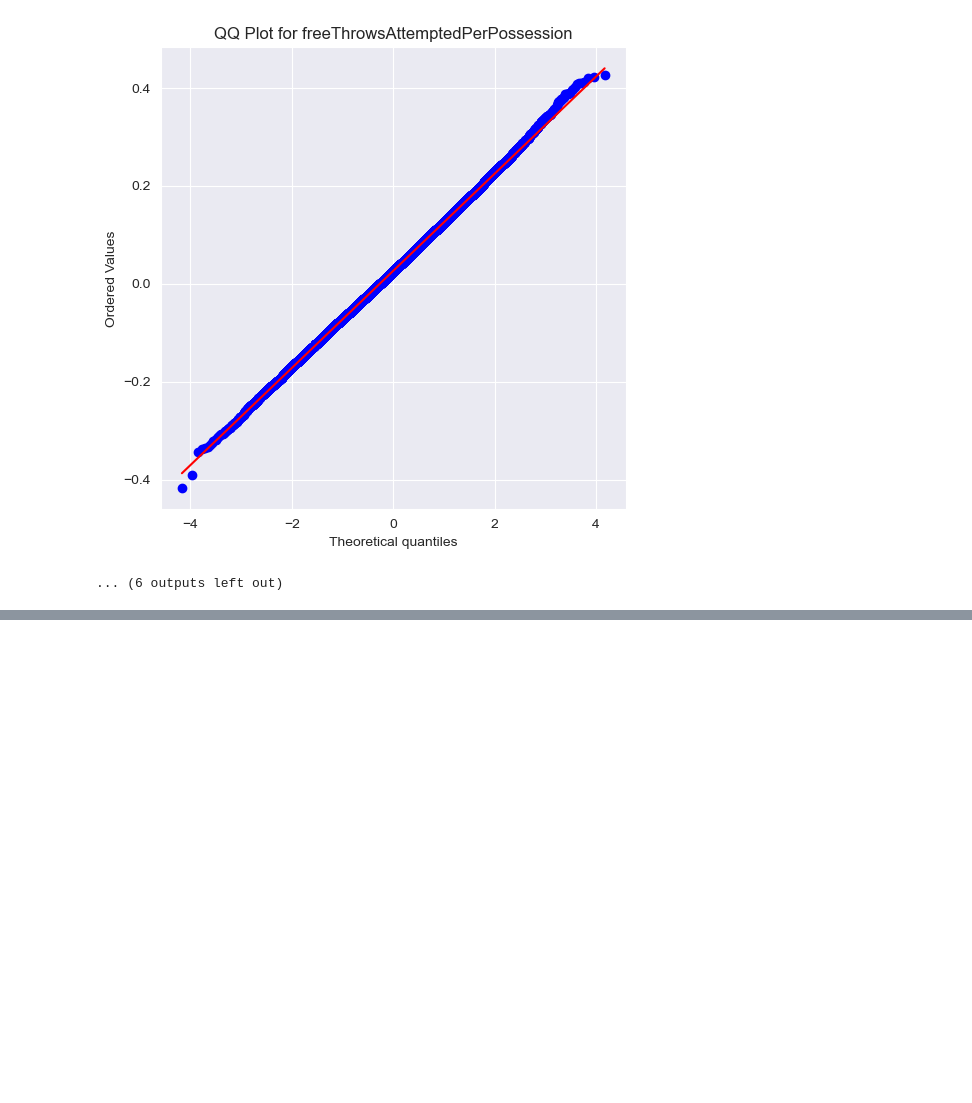
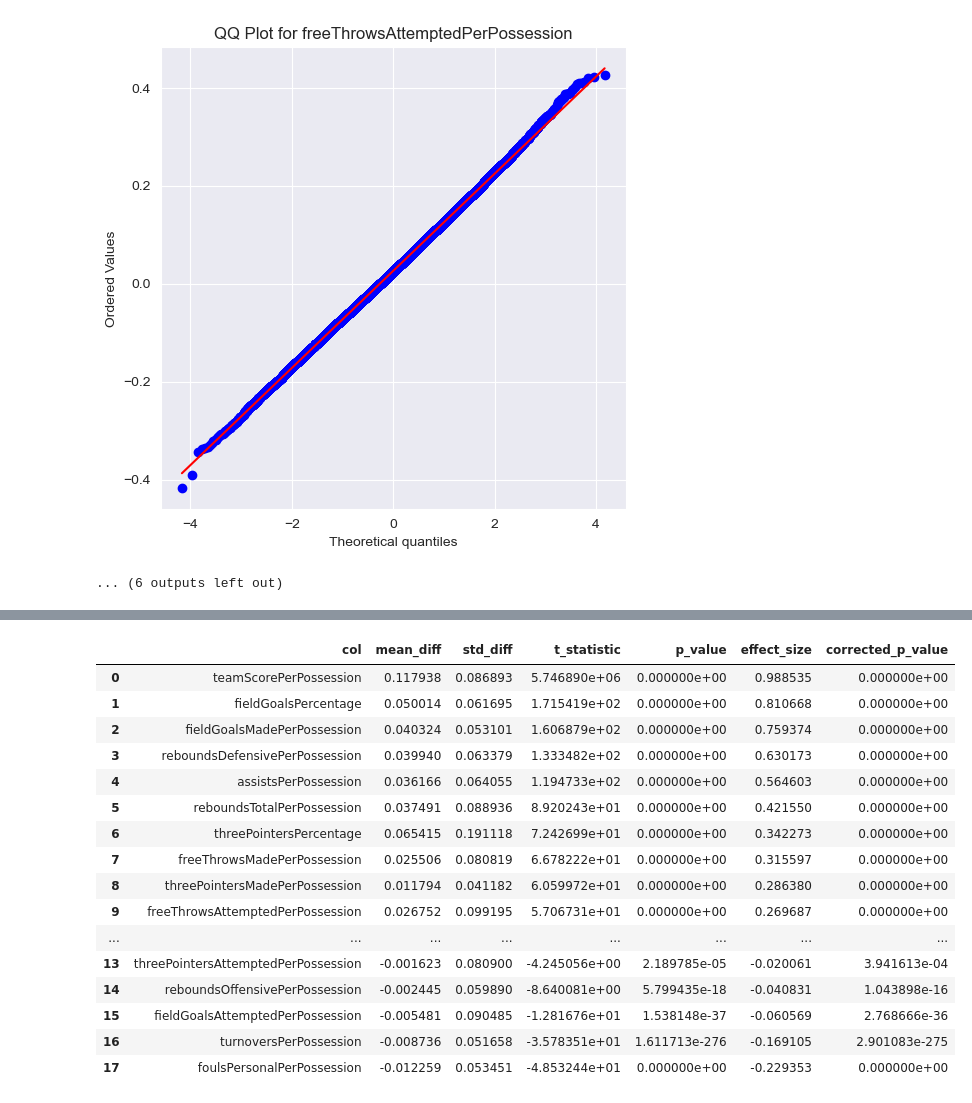
Before and after one commit to 5v3nn/uzh-esc403-data-science-project-nba, a Jupyter notebook: winning_teams.ipynb, the cells around one changed output, grey strips where cells are left out. Saved outputs shown, nothing was run; the diff lists cells and outputs as text; code cells hidden in the pictures; blank space fills up the shorter version.

```diff
--- a/winning_teams.ipynb
+++ b/winning_teams.ipynb
@@ -146,0 +167,50 @@ for col in differences.columns:
+# %%
+# Perform ttest of differences
+from statsmodels.stats.multitest import multipletests
+import pingouin as pg
+
+results = []
+for col in cols:
+    diffs = differences[col]
+
+    if col == "teamScorePerPossession":
+        res = pg.wilcoxon(diffs)
+        statistic = res['W-val'].iloc[0]
+        p_value = res['p-val'].iloc[0]
+        effect_size = res['RBC'].iloc[0]
+    else:
+        statistic, p_value = stats.ttest_1samp(diffs, 0)
+        effect_size = diffs.mean() / diffs.std(ddof=1)
+    results.append({
+        'col': col,
+        'mean_diff': diffs.mean(),
+        'std_diff': diffs.std(ddof=1),
+        't_statistic': statistic,
+        'p_value': p_value,
+        'effect_size': effect_size
+    })
+
+results_df = pd.DataFrame(results)
+
+# Bonferri Correction
+results_df['corrected_p_value'] = multipletests(results_df['p_value'], method='bonferroni')[1]
+results_df = results_df.sort_values('effect_size', ascending=False).reset_index(drop=True)
+results_df
+# %% [output]
+|  | col | mean_diff | std_diff | t_statistic | p_value | effect_size | corrected_p_value |
+| 0 | teamScorePerPossession | 0.117938 | 0.086893 | 5.746890e+06 | 0.000000e+00 | 0.988535 | 0.000000e+00 |
+| 1 | fieldGoalsPercentage | 0.050014 | 0.061695 | 1.715419e+02 | 0.000000e+00 | 0.810668 | 0.000000e+00 |
+| 2 | fieldGoalsMadePerPossession | 0.040324 | 0.053101 | 1.606879e+02 | 0.000000e+00 | 0.759374 | 0.000000e+00 |
+| 3 | reboundsDefensivePerPossession | 0.039940 | 0.063379 | 1.333482e+02 | 0.000000e+00 | 0.630173 | 0.000000e+00 |
+| 4 | assistsPerPossession | 0.036166 | 0.064055 | 1.194733e+02 | 0.000000e+00 | 0.564603 | 0.000000e+00 |
+| 5 | reboundsTotalPerPossession | 0.037491 | 0.088936 | 8.920243e+01 | 0.000000e+00 | 0.421550 | 0.000000e+00 |
+| 6 | threePointersPercentage | 0.065415 | 0.191118 | 7.242699e+01 | 0.000000e+00 | 0.342273 | 0.000000e+00 |
+| 7 | freeThrowsMadePerPossession | 0.025506 | 0.080819 | 6.678222e+01 | 0.000000e+00 | 0.315597 | 0.000000e+00 |
+| 8 | threePointersMadePerPossession | 0.011794 | 0.041182 | 6.059972e+01 | 0.000000e+00 | 0.286380 | 0.000000e+00 |
+| 9 | freeThrowsAttemptedPerPossession | 0.026752 | 0.099195 | 5.706731e+01 | 0.000000e+00 | 0.269687 | 0.000000e+00 |
+| ... | ... | ... | ... | ... | ... | ... | ... |
+| 13 | threePointersAttemptedPerPossession | -0.001623 | 0.080900 | -4.245056e+00 | 2.189785e-05 | -0.020061 | 3.941613e-04 |
+| 14 | reboundsOffensivePerPossession | -0.002445 | 0.059890 | -8.640081e+00 | 5.799435e-18 | -0.040831 | 1.043898e-16 |
+| 15 | fieldGoalsAttemptedPerPossession | -0.005481 | 0.090485 | -1.281676e+01 | 1.538148e-37 | -0.060569 | 2.768666e-36 |
+| 16 | turnoversPerPossession | -0.008736 | 0.051658 | -3.578351e+01 | 1.611713e-276 | -0.169105 | 2.901083e-275 |
+| 17 | foulsPersonalPerPossession | -0.012259 | 0.053451 | -4.853244e+01 | 0.000000e+00 | -0.229353 | 0.000000e+00 |
```
Also changed, not shown: parts of 28 cells of this notebook.
